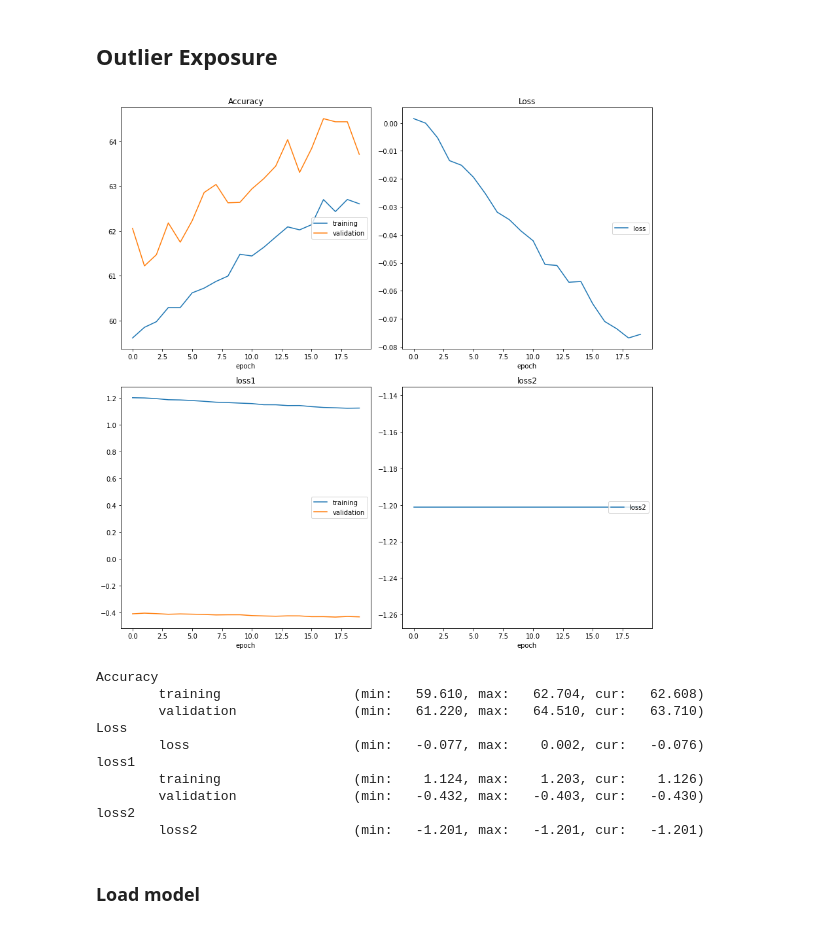
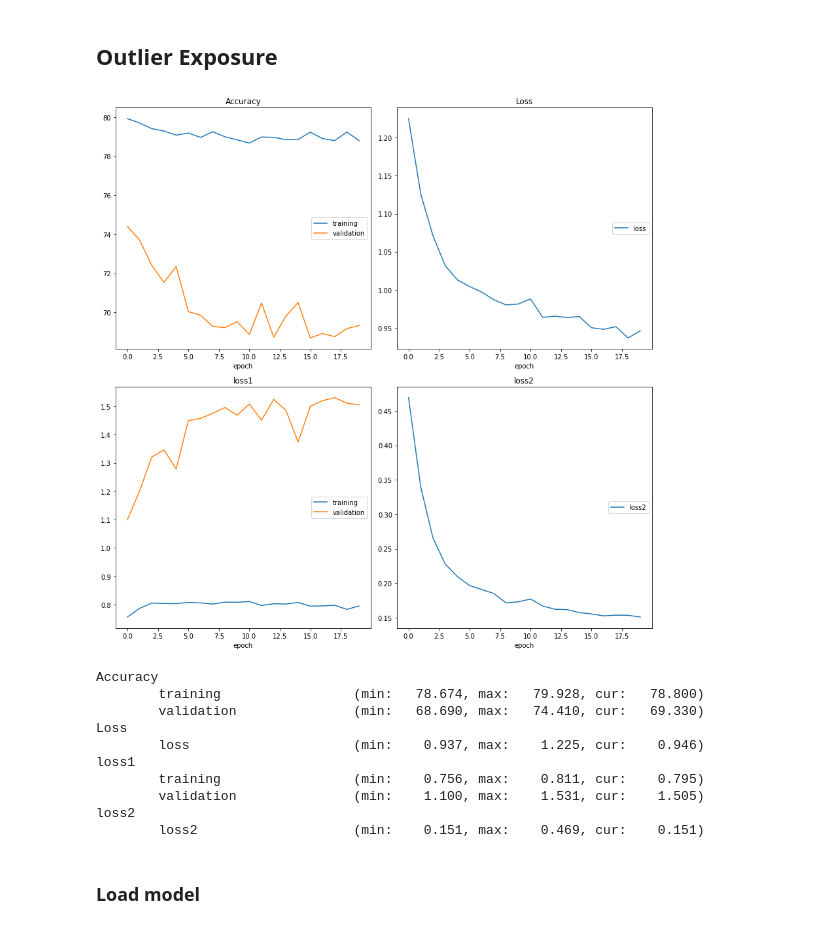
Before and after one commit to psr6275/HEDL_inference, a Jupyter notebook: codes/220222_cifar10-taylor.ipynb, the cells around one changed output. Saved outputs shown, nothing was run; the diff lists cells and outputs as text; code cells hidden in the pictures.

```diff
--- a/codes/220222_cifar10-taylor.ipynb
+++ b/codes/220222_cifar10-taylor.ipynb
@@ -11,7 +11,8 @@ classes = ('plane', 'car', 'bird', 'cat', 'deer',
            'dog', 'frog', 'horse', 'ship', 'truck')
 # %%
 # load cifar10 data
-trainloader, testloader = load_cifar10()
+trainloader, testloader = load_cifar10(data_dir="../data/cifar10", batch_size=128,
+                                       test_batch = 128,train_shuffle=True)
 # %% [output]
 Files already downloaded and verified
 Files already downloaded and verified
@@ -23,7 +24,8 @@ Files already downloaded and verified
 Files already downloaded and verified
 # %%
 # load tinyimagenet for outlier exposure
-outlier_loader = load_tinyimagenet()
+outlier_loader = load_tinyimagenet(data_dir="../data/tiny-imagenet-200",
+                                   batch_size=128, train_shuffle=True)
 # %% [markdown]
 # Train Model
 # %%
@@ -51,7 +52,8 @@ Loss
 ### load trained model
 # %%
 import os
-net.load_state_dict(torch.load(os.path.join("../results","cifar_orig_net.pth")))
+net = Net()
+net.load_state_dict(torch.load(os.path.join("../results","net_taylor.pth")))
 # %% [output]
 <All keys matched successfully>
 # %% [markdown]
@@ -78,21 +87,22 @@ loss_in = nn.NLLLoss()
 loss_out = nn.KLDivLoss(reduction='batchmean')
 optimizer_oe = optim.Adam(net_oe.parameters(), lr=0.0001)
 # %%
-net_oe, logs_oe = train_model_with_oe(net_oe, trainloader, outlier_loader, optimizer_oe, device,
-                          loss_in, loss_out, weight_out=0.5, epochs=20,pred_prob = True, test_loader = testloader,
+## oe loss 가중치 얼마줄 것인가를 weight_out 에서 조정!
+net_oe, logs_oe = train_model_with_oe_KL(net_oe, trainloader, outlier_loader, optimizer_oe, device,
+                          loss_in, loss_out, weight_out=0.1, epochs=20,pred_prob = True, test_loader = testloader,
                           save_dir = '../results', save_model="cifar_oe_net.pth")
 # %% [output]
-[figure, old version]
+[figure, new version]
 Accuracy
-        training                 (min:   59.610, max:   62.704, cur:   62.608)
-        validation               (min:   61.220, max:   64.510, cur:   63.710)
+        training                 (min:   78.674, max:   79.928, cur:   78.800)
+        validation               (min:   68.690, max:   74.410, cur:   69.330)
 Loss
-        loss                     (min:   -0.077, max:    0.002, cur:   -0.076)
+        loss                     (min:    0.937, max:    1.225, cur:    0.946)
 loss1
-        training                 (min:    1.124, max:    1.203, cur:    1.126)
-        validation               (min:   -0.432, max:   -0.403, cur:   -0.430)
+        training                 (min:    0.756, max:    0.811, cur:    0.795)
+        validation               (min:    1.100, max:    1.531, cur:    1.505)
 loss2
-        loss2                    (min:   -1.201, max:   -1.201, cur:   -1.201)
+        loss2                    (min:    0.151, max:    0.469, cur:    0.151)
 # %% [markdown]
 ### Load model
 # %%
```
Also changed, not shown: parts of 22 cells of this notebook, 9 other files.
